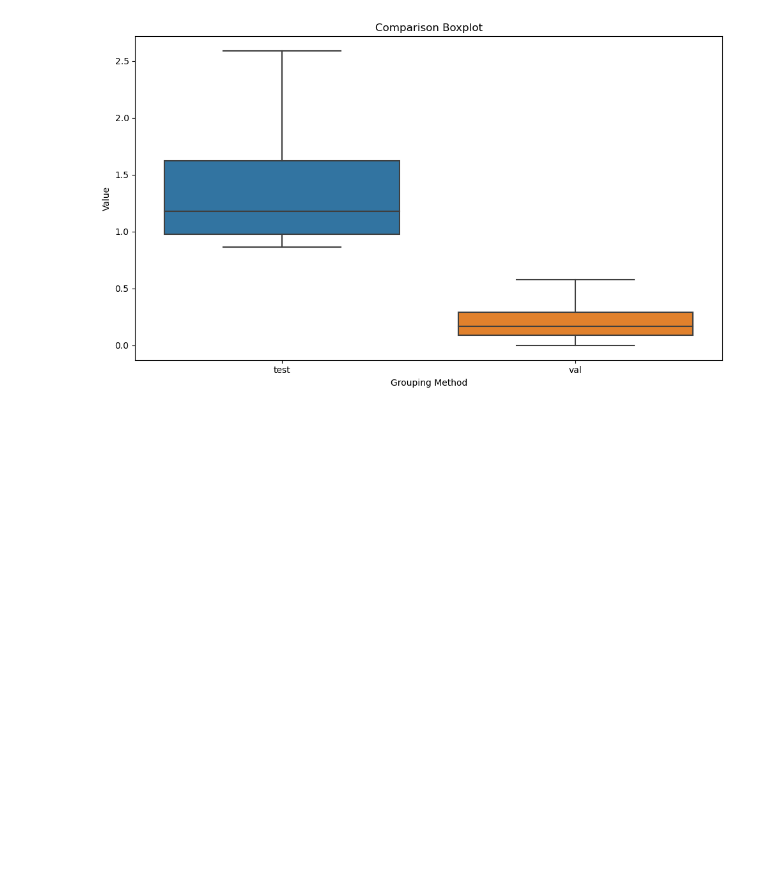
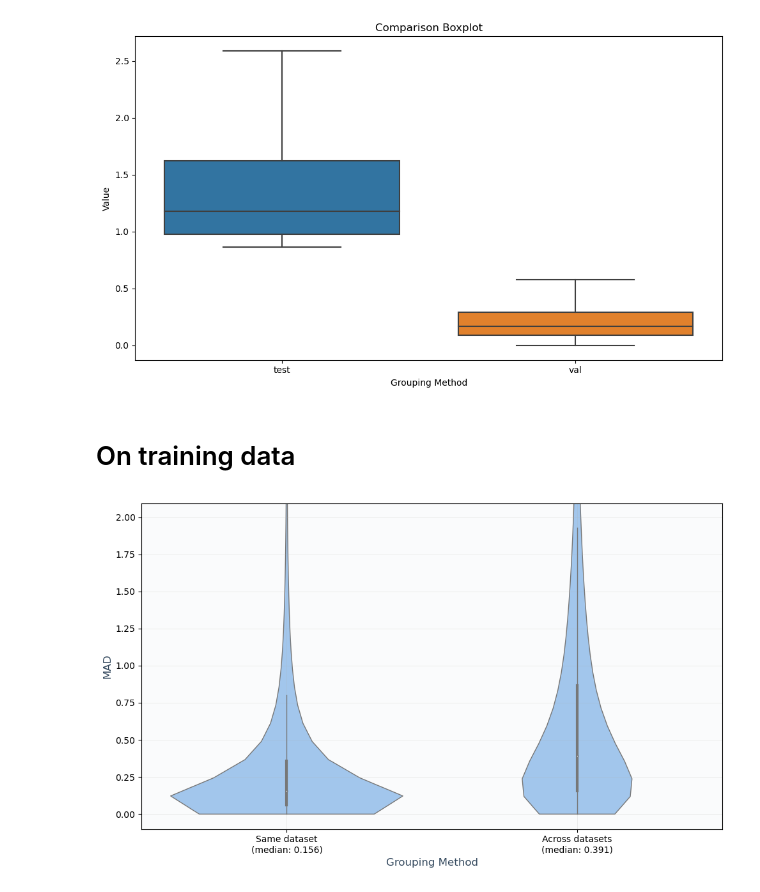
Before and after one commit to WannesLamberts/MTL-peptide-property-prediction-pool, a Jupyter notebook: notebooks/model_interpretation.ipynb, the cells around one changed output. Drawn from its saved outputs; the diff is of its cells as text; code cells hidden in the pictures; blank space fills up the shorter version.

```diff
--- a/notebooks/model_interpretation.ipynb
+++ b/notebooks/model_interpretation.ipynb
@@ -95,3 +97,21 @@ create_MAD_comparison_violinplot([mad_test_10,mad_val_10],["test","val"],percent
 create_MAD_comparison_boxplot([mad_test_10,mad_val_10],["test","val"])
 # %% [output]
 [figure]
+# %% [markdown]
+# On training data
+# %%
+pool_predictions_train = "../results/final_models/CONFIG=final_pool,MODE=supervised,PRETRAIN=own,LR=0.0003262821190296,BS=2048,OPTIM=adamw,LOSS=mae,CLIP=True,ACTIVATION=gelu,SCHED=warmup_decay_cos,SIZE=180,NUMLAYERS=9,HIDDENSIZEMLP=120,DROPOUTMLP=0.1,ACTIVATIONMLP=relu,TYPE=pool/version_0/predictions/train_loss=0.1222.csv"
+# %%
+df_train = pd.read_csv(pool_predictions_train, index_col=0)
+# %%
+mad_dataset = df_train.groupby(['modified_sequence', 'dataset'])['predictions'].progress_apply(
+    lambda x: median_absolute_deviation(x, 2)
+).dropna()
+# %%
+mad_all = df_train.groupby(['modified_sequence'])['predictions'].progress_apply(
+    lambda x: median_absolute_deviation(x, 2)
+).dropna()
+# %%
+create_MAD_comparison_violinplot([mad_dataset,mad_all],["Same dataset","Across datasets"],title="")
+# %% [output]
+[figure, added]
```
Also changed, not shown: parts of 1 cell of this notebook, 2 other files.
